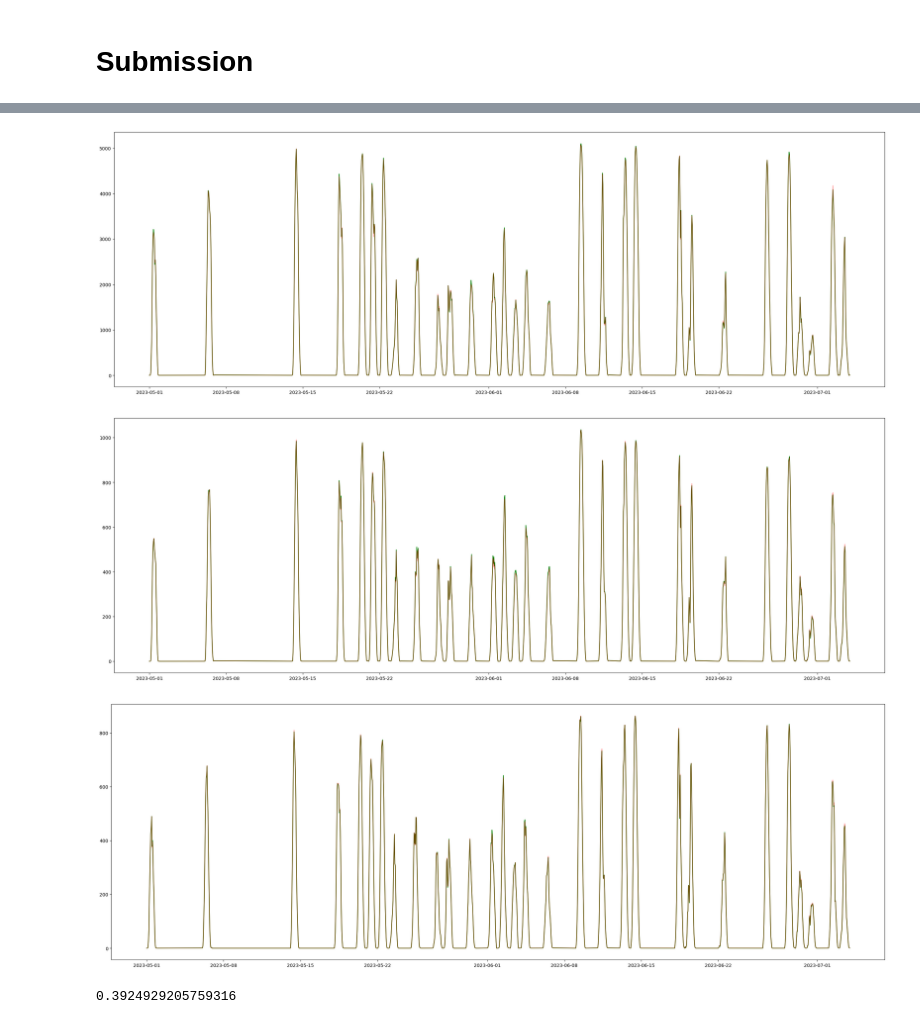
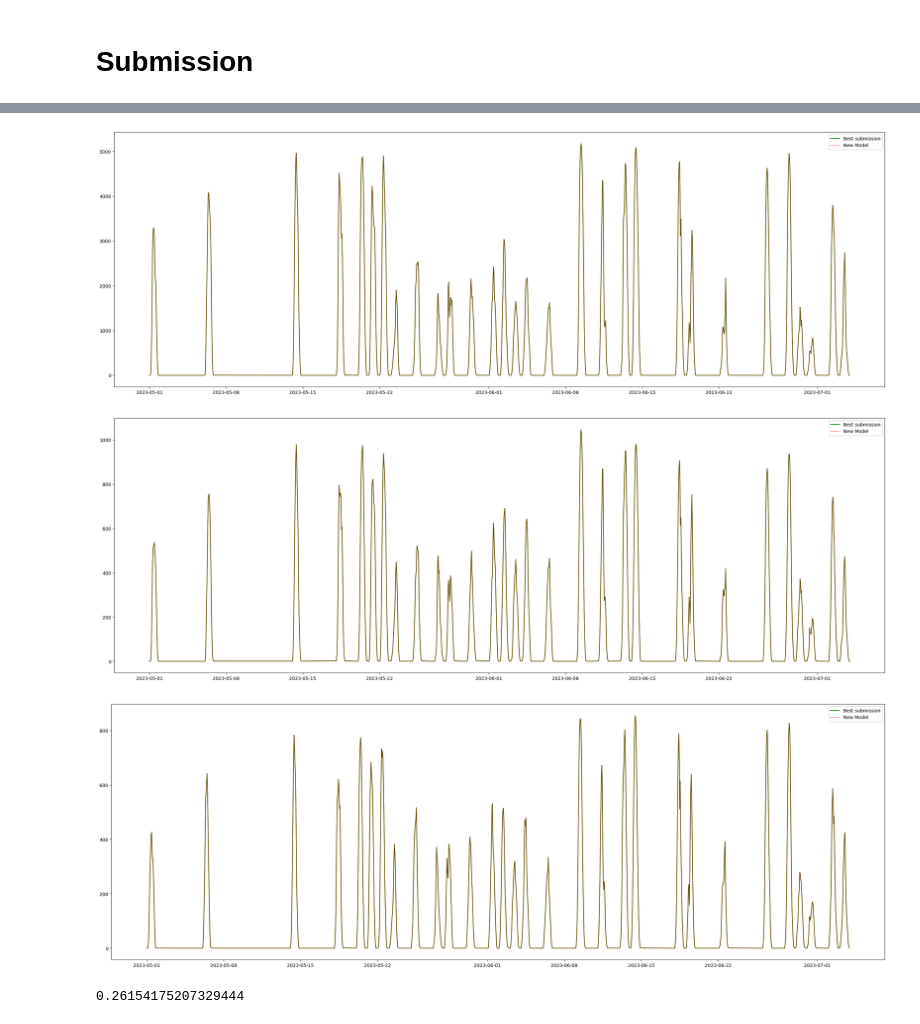
Before and after one commit to mathiasraa/tdt4173-forecasting, a Jupyter notebook: notebooks/modeling.ipynb, the cells around one changed output, grey strips where cells are left out. Cells and saved outputs as stored; diff of their text form; code cells hidden in the pictures.

```diff
--- a/notebooks/modeling.ipynb
+++ b/notebooks/modeling.ipynb
@@ -1982,5 +1775,5 @@ KeyError: 'location'
 # %%
-data_autogluon = data.copy()
+data_autogluon = data_no_resample.copy()
 
 # Drop columns that are not needed
 drop_cols = [
@@ -2187,18 +1940,24 @@ KeyError: 'location'
 # %%
 best_h2o = pd.read_csv("./sumbission_all_the_boys_1.csv")
-best_catboost = pd.read_csv("../data/processed/catboost.csv")
-best_lightgbm = test_result["general_lightgbm"]
-best_lightgbm = best_lightgbm.rename(columns={0: "prediction"})
-best_lightgbm["location"] = data[data.data_type == "test"]["location"].sort_values().to_numpy()
-best_lightgbm["date_forecast"] = data[data.data_type == "test"]["date_forecast"].sort_values().to_numpy()
-best_lightgbm = best_lightgbm.sort_values(["location", "date_forecast"])
 
-print("MAE H2O:")
+general_catboost = test_result["general_catboost"]
+general_catboost = general_catboost.rename(columns={"pv_measurement": "prediction"})
+general_catboost["location"] = data[data.data_type == "test"]["location"].to_numpy()
+general_catboost["date_forecast"] = data[data.data_type == "test"]["date_forecast"].to_numpy()
+general_catboost = general_catboost.sort_values(["location", "date_forecast"])
+
+weighted_catboost = test_result["weighted_catboost"]
+weighted_catboost = weighted_catboost.rename(columns={"pv_measurement": "prediction"})
+weighted_catboost["location"] = data[data.data_type == "test"]["location"].to_numpy()
+weighted_catboost["date_forecast"] = data[data.data_type == "test"]["date_forecast"].to_numpy()
+weighted_catboost = weighted_catboost.sort_values(["location", "date_forecast"])
+
+print("MAE Best H2O:")
 print(mean_absolute_error(best_submission["prediction"], best_h2o["prediction"]))
-print("MAE Catboost:")
-print(mean_absolute_error(best_submission["prediction"], best_catboost["prediction"]))
-print("MAE LightGBM:")
-print(mean_absolute_error(best_submission["prediction"], best_lightgbm["prediction"]))
-print("MAE Autogluon:")
+print("MAE Weighted Catboost:")
+print(mean_absolute_error(best_submission["prediction"], weighted_catboost["prediction"]))
+print("MAE Best Catboost:")
+print(mean_absolute_error(best_submission["prediction"], general_catboost["prediction"]))
+print("MAE Best Autogluon:")
 print(mean_absolute_error(best_submission["prediction"], autogluon_result["pv_measurement"]))
 # %% [output]
@@ -2244,0 +2029,12 @@ Sum: 1.0000000115703307
+# %%
+weights = [0.5, 0.5]
+
+ensamble = (
+    + weights[0] * autogluon_result["pv_measurement"].to_numpy()
+    + weights[1] * ensamble_preds
+)
+
+ensamble = np.maximum(ensamble, 0)
+
+print("Weights:", weights)
+print("Sum:", np.sum(weights))
@@ -2251,42 +2050,49 @@ MAE Ensamble:
 # %%
 for location in ("A", "B", "C"):
     plot_ensamble = data[(data.data_type == "test")].sort_values(["location", "date_forecast"]).reset_index(drop=True)
     plot_ensamble = plot_ensamble[plot_ensamble.location == location].index
     plot_ensamble = ensamble[plot_ensamble]
 
     plt.figure(figsize=(30, 10))
     plt.plot(
         data[(data.data_type == "test") & (data.location == location)].sort_values(
             ["date_forecast", "location"]
         )["date_forecast"],
         best_submission[best_submission.location == location]["prediction"],
         label="Best submission",
         color="green"
     )
     plt.plot(
         data[(data.data_type == "test") & (data.location == location)].sort_values(
             ["date_forecast", "location"]
         )["date_forecast"],
         plot_ensamble,
         label="New Model",
         alpha=0.4,
         color="red"
     )
+    plt.legend()
 # %% [output]
-[figure, old version]
+[figure, new version]
-[figure, old version]
+[figure, new version]
-[figure, old version]
+[figure, new version]
 # %%
-# np.sum(ensamble - np.where(
-#     data[data.data_type.isin(["test"])].sort_values(["location", "date_forecast"])[
-#         "is_day:idx"
-#     ]
-#     == 1,
-#     ensamble,
-#     0,
-# )) / 2160
+# Potentially saved MAE by post-prosessing
+np.sum(
+    ensamble
+    - np.where(
+        (
+            data[data.data_type.isin(["test"])].sort_values(
+                ["location", "date_forecast"]
+            )["clear_sky_rad:W"]
+        )
+        != 0,
+        ensamble,
+        0,
+    )
+) / 2160
 # %% [output]
-0.3924929205759316
+0.26154175207329444
 # %%
 output_df = pd.DataFrame(ensamble, columns=["prediction"])
 output_df = output_df.reset_index(names="id")
```
Also changed, not shown: parts of 77 cells of this notebook, 2 other files.
